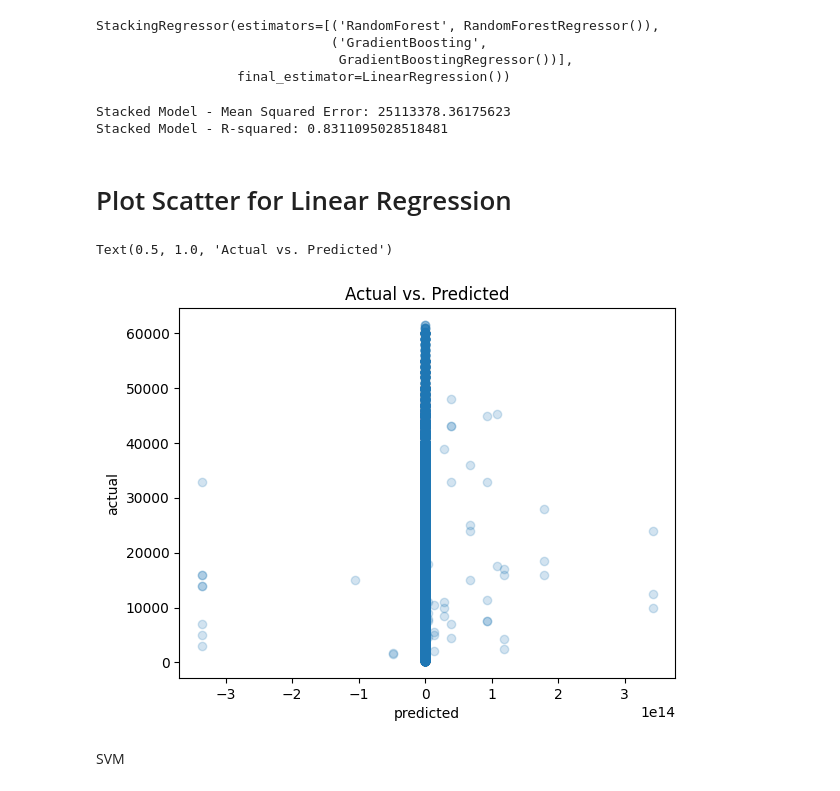
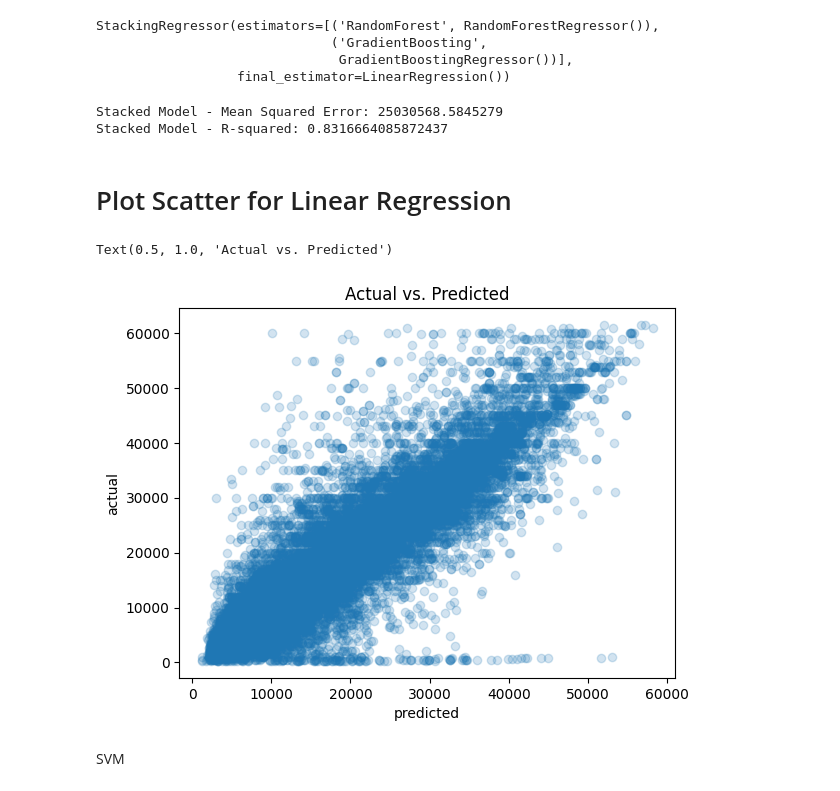
Before and after one commit to Ali7109/3401Project, a Jupyter notebook: src/CarPredictionModel.ipynb, the cells around one changed output. Cells and saved outputs as stored; diff of their text form; code cells hidden in the pictures.

Commit message:
swapped dataset

```diff
--- a/src/CarPredictionModel.ipynb
+++ b/src/CarPredictionModel.ipynb
@@ -10,11 +10,12 @@ z.extractall()
 # %%
 
-vehicles = pd.read_csv("vehicles.csv")
+#vehicles = pd.read_csv("vehicles.csv")
+vehicles = pd.read_csv("https://raw.githubusercontent.com/Ali7109/3401Project/trimmed-dataset/src/vehicles_trimmed.csv")
 vehicles_backup = vehicles
 # %% [markdown]
 Remove un-needed columns
 # %%
-vehicles = vehicles.drop(['model', 'id','image_url','region_url', 'url', 'condition', 'VIN', 'drive', 'size', 'county', 'description', 'posting_date'], axis=1)
+vehicles = vehicles.drop(['model', 'id','region_url', 'condition', 'VIN', 'drive', 'size', 'county', 'posting_date'], axis=1)
 # %%
 # see how much data is missing
 print(vehicles.isna().sum() / vehicles.shape[0] * 100)
@@ -343,18 +343,18 @@ r2_stacked = r2_score(y_test, predicted_prices_stacked)
 print(f"Stacked Model - Mean Squared Error: {mse_stacked}")
 print(f"Stacked Model - R-squared: {r2_stacked}")
 # %% [output]
-Stacked Model - Mean Squared Error: 25113378.36175623
-Stacked Model - R-squared: 0.8311095028518481
+Stacked Model - Mean Squared Error: 25030568.5845279
+Stacked Model - R-squared: 0.8316664085872437
 # %% [markdown]
 # Plot Scatter for Linear Regression
 # %%
-plt.scatter(lr_y_predict, y_test, alpha=0.2)
+plt.scatter(predicted_prices_forest, y_test, alpha=0.2)
 plt.xlabel("predicted")
 plt.ylabel("actual")
 plt.title("Actual vs. Predicted")
 # %% [output]
 Text(0.5, 1.0, 'Actual vs. Predicted')
-[figure, old version]
+[figure, new version]
 # %% [markdown]
 SVM
 # %%
```
Also changed, not shown: parts of 6 cells of this notebook.
